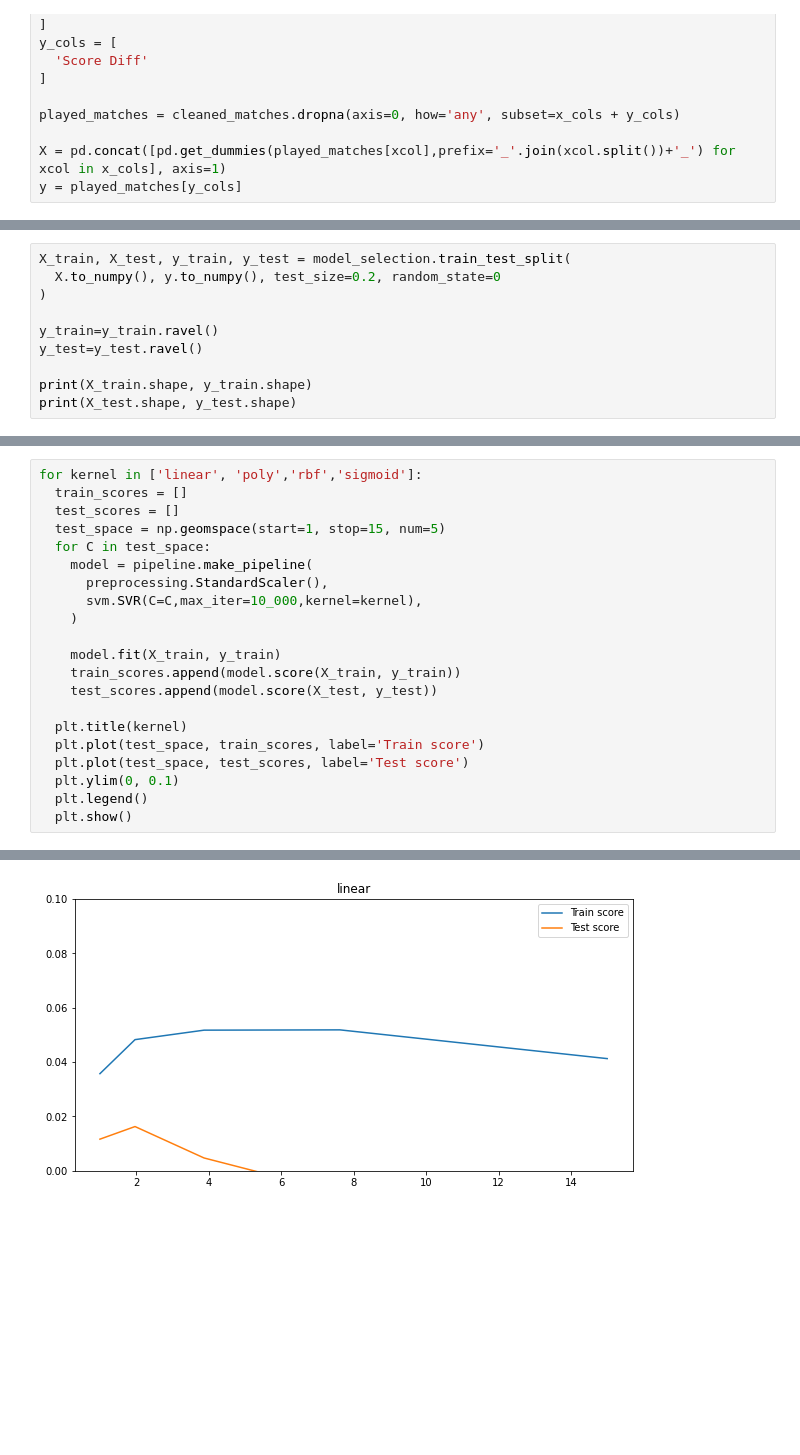
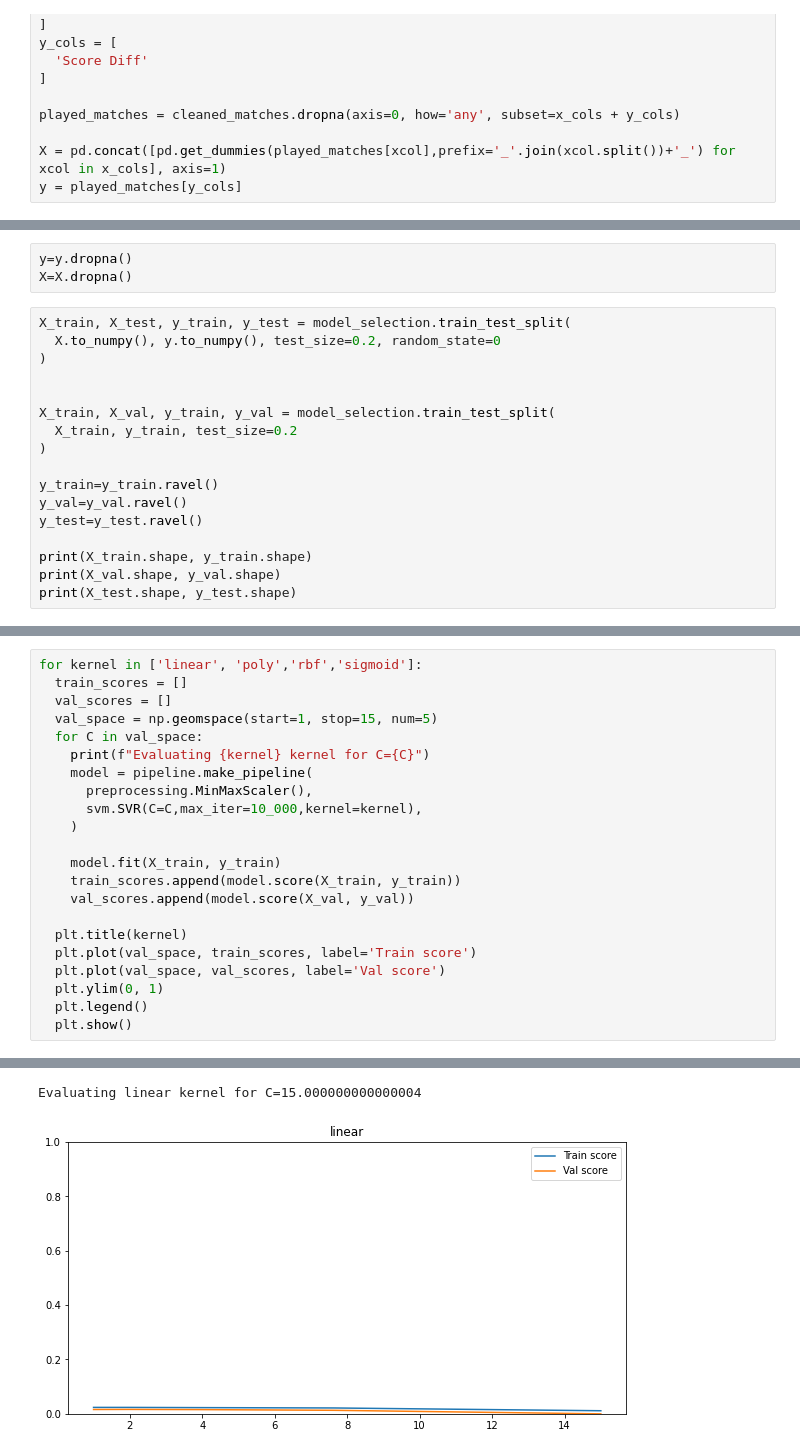
Before and after one commit to Eric-w-H/ORIE4741_Project, a Jupyter notebook: models/last-n-games-scores-only.ipynb, the cells around one changed output, grey strips where cells are left out. Saved outputs shown, nothing was run; the diff lists cells and outputs as text; blank space fills up the shorter version.

Commit message:
oddsportal clean, more training!

```diff
--- a/models/last-n-games-scores-only.ipynb
+++ b/models/last-n-games-scores-only.ipynb
@@ -90,11 +57,21 @@ X[nas]
+# %%
+y=y.dropna()
+X=X.dropna()
 # %%
 X_train, X_test, y_train, y_test = model_selection.train_test_split(
   X.to_numpy(), y.to_numpy(), test_size=0.2, random_state=0
 )
 
+
+X_train, X_val, y_train, y_val = model_selection.train_test_split(
+  X_train, y_train, test_size=0.2
+)
+
 y_train=y_train.ravel()
+y_val=y_val.ravel()
 y_test=y_test.ravel()
 
 print(X_train.shape, y_train.shape)
+print(X_val.shape, y_val.shape)
 print(X_test.shape, y_test.shape)
 # %% [output]
@@ -103,22 +81,23 @@ print(X_test.shape, y_test.shape)
 # %%
 for kernel in ['linear', 'poly','rbf','sigmoid']:
   train_scores = []
-  test_scores = []
-  test_space = np.geomspace(start=1, stop=15, num=5)
-  for C in test_space:
+  val_scores = []
+  val_space = np.geomspace(start=1, stop=15, num=5)
+  for C in val_space:
+    print(f"Evaluating {kernel} kernel for C={C}")
     model = pipeline.make_pipeline(
-      preprocessing.StandardScaler(),
+      preprocessing.MinMaxScaler(),
       svm.SVR(C=C,max_iter=10_000,kernel=kernel),
     )
 
     model.fit(X_train, y_train)
     train_scores.append(model.score(X_train, y_train))
-    test_scores.append(model.score(X_test, y_test))
+    val_scores.append(model.score(X_val, y_val))
 
   plt.title(kernel)
-  plt.plot(test_space, train_scores, label='Train score')
-  plt.plot(test_space, test_scores, label='Test score')
-  plt.ylim(0, 0.1)
+  plt.plot(val_space, train_scores, label='Train score')
+  plt.plot(val_space, val_scores, label='Val score')
+  plt.ylim(0, 1)
   plt.legend()
   plt.show()
 # %% [output]
@@ -125 +108,2 @@ for kernel in ['linear', 'poly','rbf','sigmoid']:
+Evaluating linear kernel for C=15.000000000000004
-[figure, old version]
+[figure, new version]
```
Also changed, not shown: parts of 7 cells of this notebook, 1 other file.
